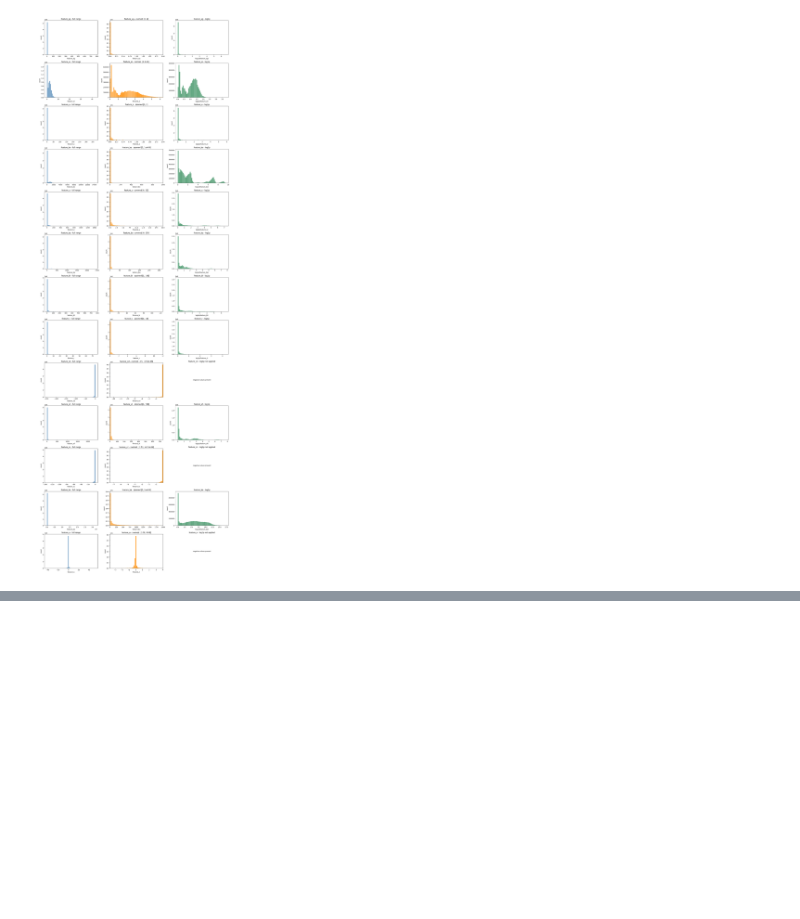
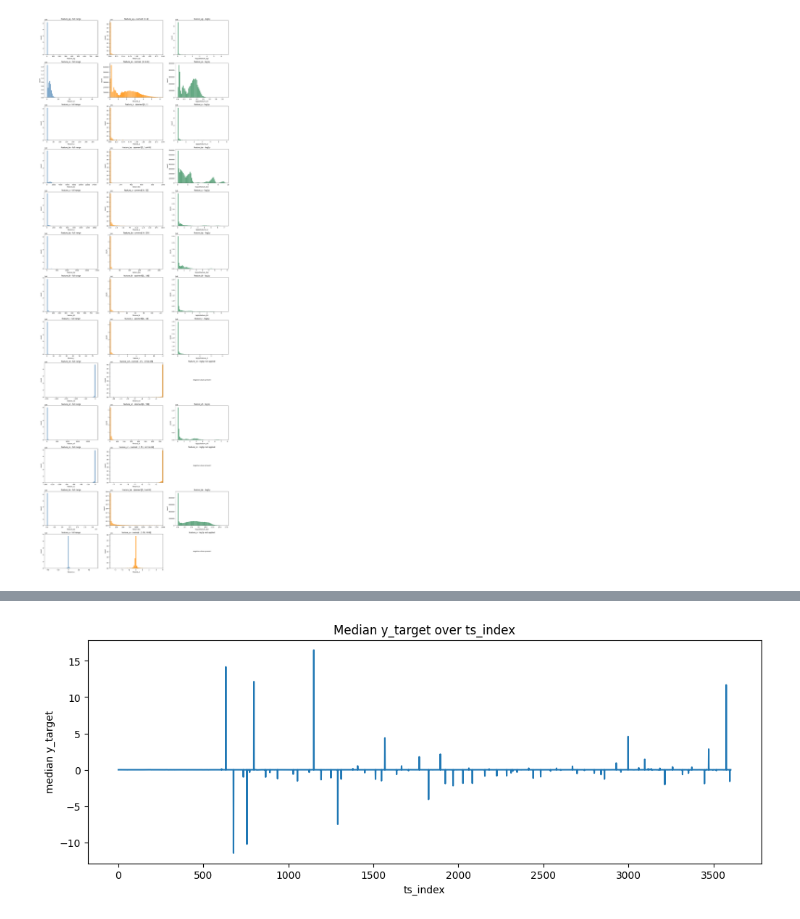
Before and after one commit to MartaTeo/Practical_DL, a Jupyter notebook: EDA-Data_preprocessing_visulisation.ipynb, the cells around one changed output, grey strips where cells are left out. Drawn from its saved outputs; the diff is of its cells as text; code cells hidden in the pictures; blank space fills up the shorter version.

```diff
--- a/EDA-Data_preprocessing_visulisation.ipynb
+++ b/EDA-Data_preprocessing_visulisation.ipynb
@@ -834,0 +846,11 @@ plot_histograms_near_bulk(
+# %%
+median_by_time = train_eda.groupby("ts_index")["y_target"].median()
+
+plt.figure(figsize=(12,4))
+plt.plot(median_by_time.index, median_by_time.values)
+plt.title("Median y_target over ts_index")
+plt.xlabel("ts_index")
+plt.ylabel("median y_target")
+plt.show()
+# %% [output]
+[figure, added]
```
Also changed, not shown: parts of 17 cells of this notebook.
